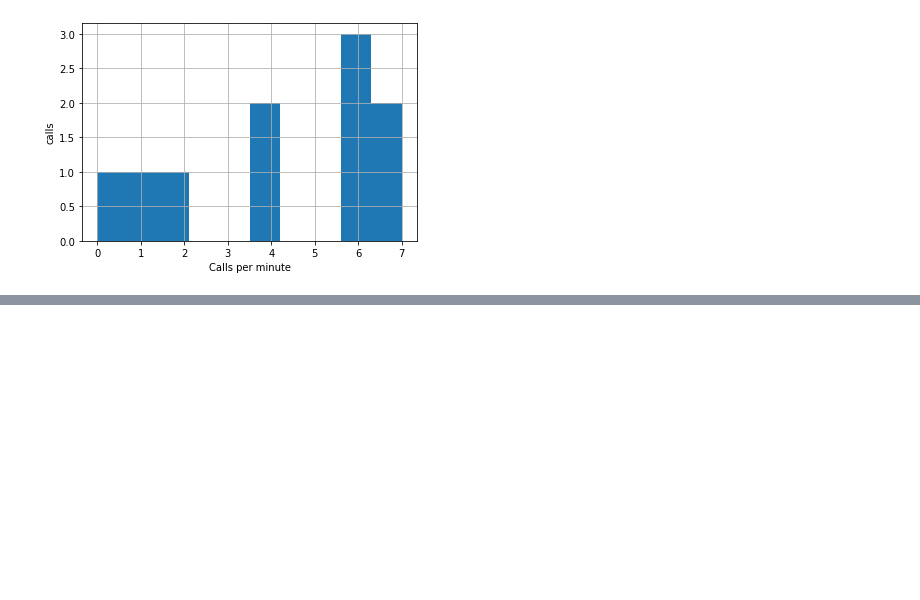
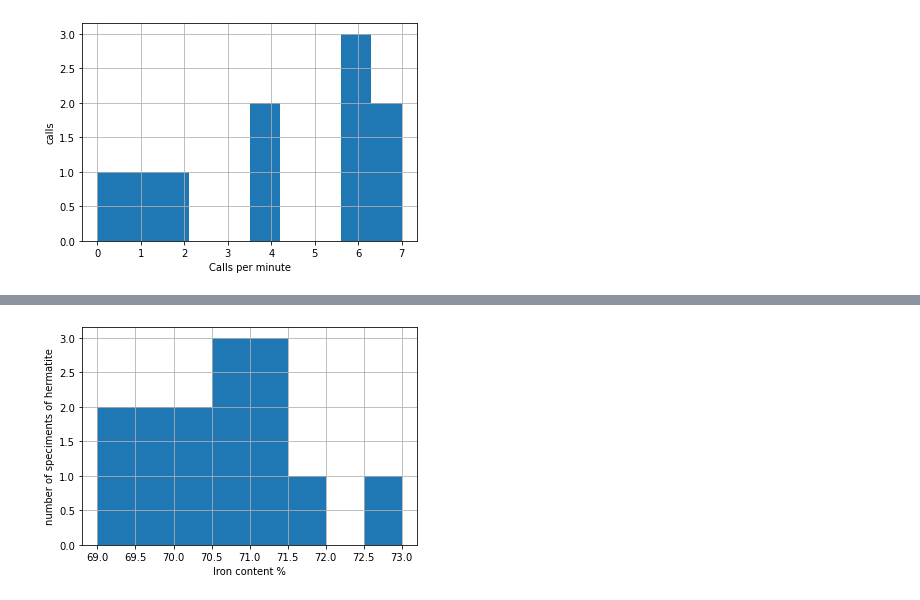
Before and after one commit to ChocolatePadmanaban/Solutions-For-Kreszig-Advanced-Engineering-Mathematics, a Jupyter notebook: Chapter 24 Data Analysis Probability Theory /Problem Set 24.1.ipynb, the cells around one changed output, grey strips where cells are left out. Cells and saved outputs as stored; diff of their text form; code cells hidden in the pictures; blank space fills up the shorter version.

```diff
--- a/Chapter 24 Data Analysis Probability Theory /Problem Set 24.1.ipynb
+++ b/Chapter 24 Data Analysis Probability Theory /Problem Set 24.1.ipynb
@@ -31,0 +50,10 @@ plt.show()
+# %%
+#4 Iron content [%] of 15 specimens of hermatite (Fe 2 O 3 )
+a_1 = np.array([72.8,71.5,70.4,69.7,71.2,70.5,69.2,71.3,70.3,69.1,68.9,70.9,71.1,70.6,69.8])
+n,bins , patches = plt.hist(a_1,bins=[69,69.5,70,70.5,71,71.5,72,72.5,73])
+plt.xlabel('Iron content %')
+plt.ylabel('number of speciments of hermatite')
+plt.grid(True)
+plt.show()
+# %% [output]
+[figure, added]
```
Also changed, not shown: parts of 10 cells of this notebook.
